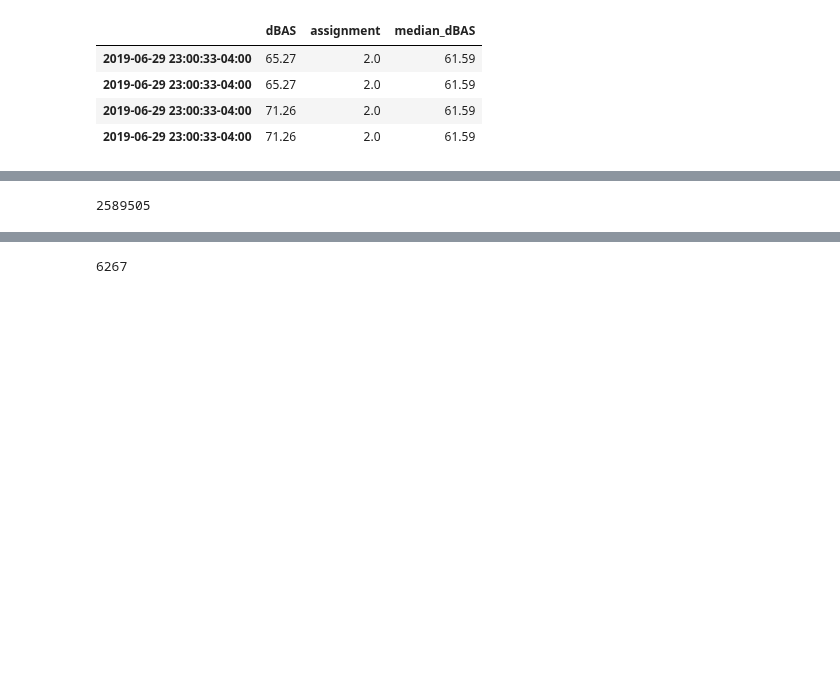
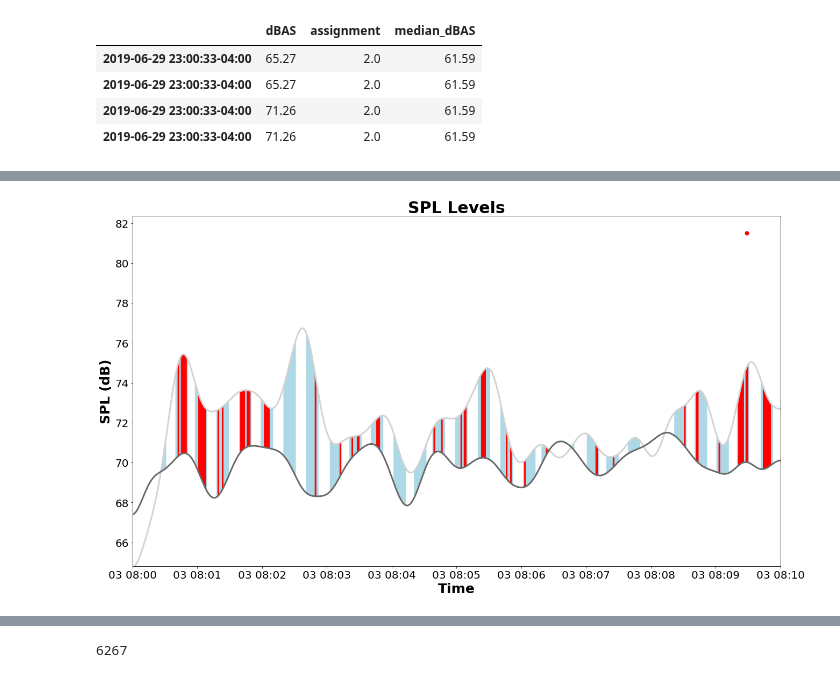
Before and after one commit to marin-hyatt/public-redhook-analysis, a Jupyter notebook: Truck_Analysis.ipynb, the cells around one changed output, grey strips where cells are left out. Cells and saved outputs as stored; diff of their text form; code cells hidden in the pictures; blank space fills up the shorter version.

Commit message:
Cleaned up and added documentation for almost all graphing functions

```diff
--- a/Truck_Analysis.ipynb
+++ b/Truck_Analysis.ipynb
@@ -1601,7 +1493,3 @@ def plot_truck_clusters_scatter_median_shading(joined_df_median, peak_window_siz
 # %%
 # plot_truck_clusters_scatter_median_shading(all_joined_df_cut_median['2019-06-03 14:40:00-04:00':'2019-06-03 14:50:00-04:00'], \
 #                             7, 0.5, 10, 2, 'gaussian')
-# %%
-len(removed_all_joined_df_cut_median)
-# %% [output]
-2589505
@@ -1607,0 +1603,6 @@ len(removed_all_joined_df_cut_median)
+# %%
+plot_truck_clusters_scatter_median_final\
+(removed_all_joined_df_cut_median['2019-06-03 08:00:00-04:00':'2019-06-03 08:10:00-04:00'], \
+                            7, 10, 10, 1, 'gaussian')
+# %% [output]
+[figure, added]
```
Also changed, not shown: parts of 37 cells of this notebook.
